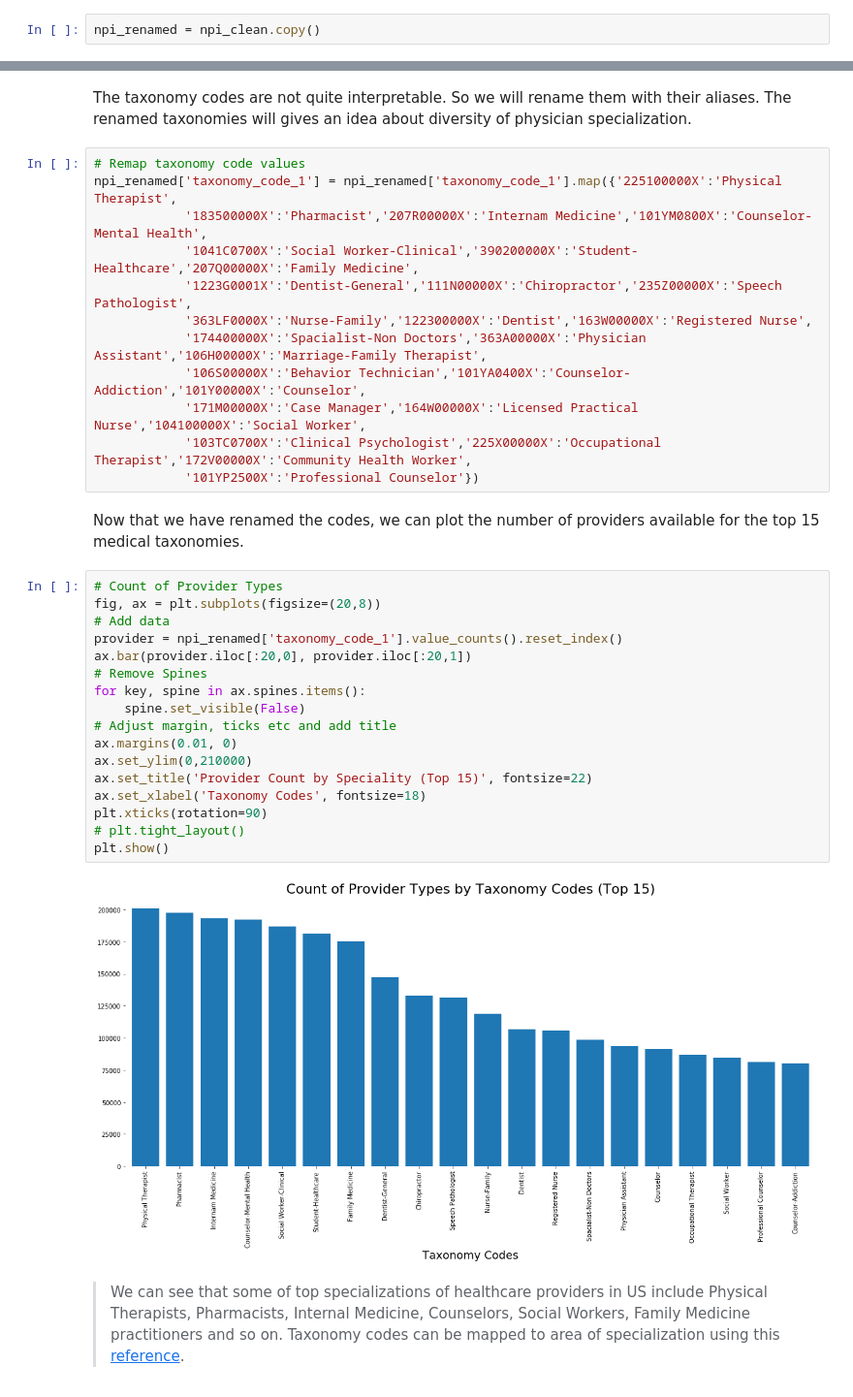
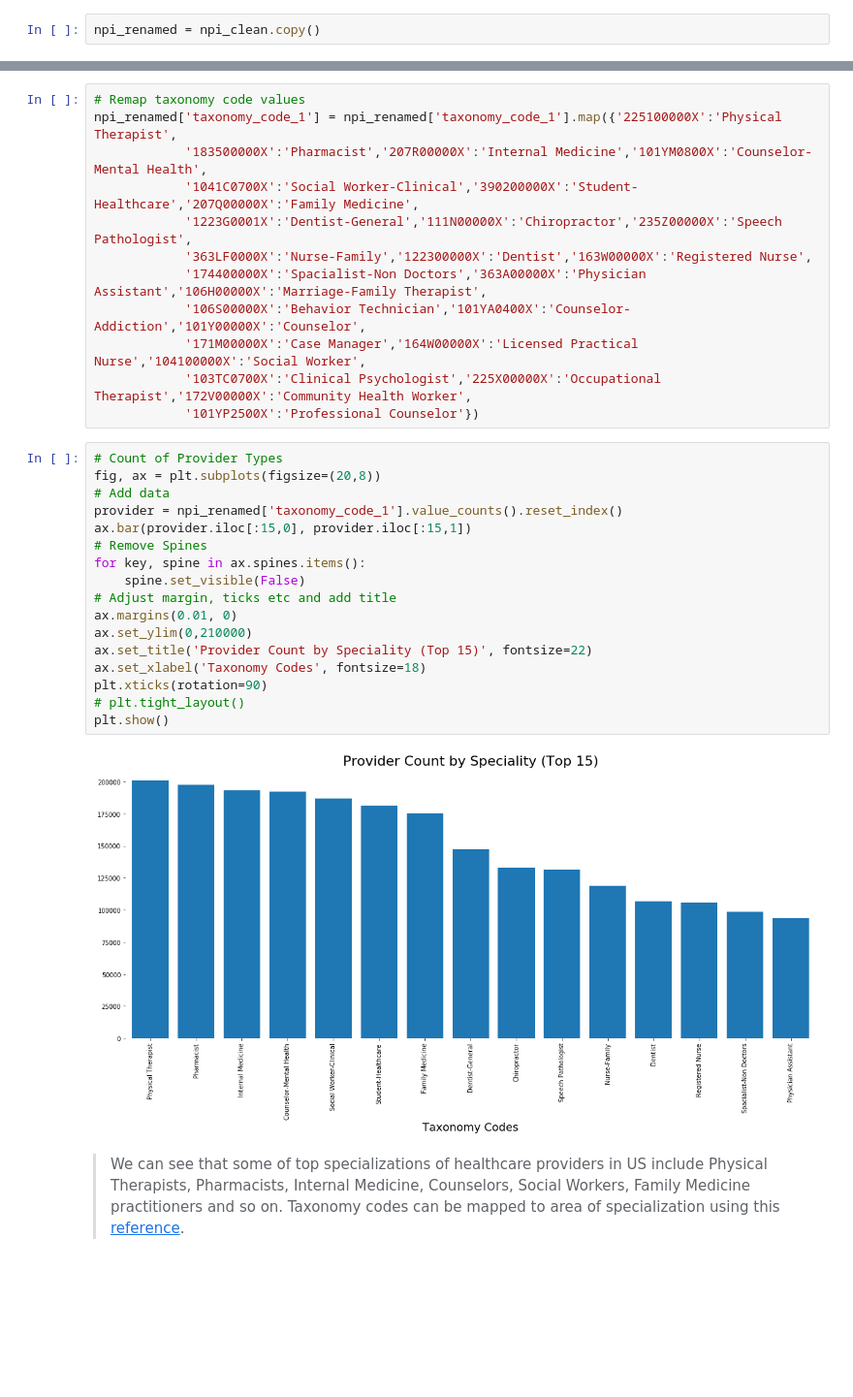
Before and after one commit to mohi9282/arcgis-python-api, a Jupyter notebook: samples/04_gis_analysts_data_scientists/provider_shortage_part1_final.ipynb, the cells around one changed output, grey strips where cells are left out. Shown at 97% size. Saved outputs shown, nothing was run; the diff lists cells and outputs as text; blank space fills up the shorter version.

```diff
--- a/samples/04_gis_analysts_data_scientists/provider_shortage_part1_final.ipynb
+++ b/samples/04_gis_analysts_data_scientists/provider_shortage_part1_final.ipynb
@@ -378,12 +378,10 @@ npi_clean[npi_renamed['state']=='WY']['taxonomy_code_1'].value_counts()[:15]
 101YM0800X     234
 152W00000X     224
 Name: taxonomy_code_1, dtype: int64
-# %% [markdown]
-The taxonomy codes are not quite interpretable. So we will rename them with their aliases. The renamed taxonomies will gives an idea about diversity of physician specialization.
 # %%
 # Remap taxonomy code values
 npi_renamed['taxonomy_code_1'] = npi_renamed['taxonomy_code_1'].map({'225100000X':'Physical Therapist',
-            '183500000X':'Pharmacist','207R00000X':'Internam Medicine','101YM0800X':'Counselor-Mental Health',
+            '183500000X':'Pharmacist','207R00000X':'Internal Medicine','101YM0800X':'Counselor-Mental Health',
             '1041C0700X':'Social Worker-Clinical','390200000X':'Student-Healthcare','207Q00000X':'Family Medicine',
             '1223G0001X':'Dentist-General','111N00000X':'Chiropractor','235Z00000X':'Speech Pathologist',
             '363LF0000X':'Nurse-Family','122300000X':'Dentist','163W00000X':'Registered Nurse',
@@ -392,26 +390,24 @@ npi_renamed['taxonomy_code_1'] = npi_renamed['taxonomy_code_1'].map({'225100000X
             '171M00000X':'Case Manager','164W00000X':'Licensed Practical Nurse','104100000X':'Social Worker',
             '103TC0700X':'Clinical Psychologist','225X00000X':'Occupational Therapist','172V00000X':'Community Health Worker',
             '101YP2500X':'Professional Counselor'})
-# %% [markdown]
-Now that we have renamed the codes, we can plot the number of providers available for the top 15 medical taxonomies.
 # %%
 # Count of Provider Types
 fig, ax = plt.subplots(figsize=(20,8))
 # Add data
 provider = npi_renamed['taxonomy_code_1'].value_counts().reset_index()
-ax.bar(provider.iloc[:20,0], provider.iloc[:20,1])
+ax.bar(provider.iloc[:15,0], provider.iloc[:15,1])
 # Remove Spines
 for key, spine in ax.spines.items():
     spine.set_visible(False)
 # Adjust margin, ticks etc and add title
 ax.margins(0.01, 0)
 ax.set_ylim(0,210000)
 ax.set_title('Provider Count by Speciality (Top 15)', fontsize=22)
 ax.set_xlabel('Taxonomy Codes', fontsize=18)
 plt.xticks(rotation=90)
 # plt.tight_layout()
 plt.show()
 # %% [output]
-[figure, old version]
+[figure, new version]
 # %% [markdown]
 > We can see that some of top specializations of healthcare providers in US include Physical Therapists, Pharmacists, Internal Medicine, Counselors, Social Workers, Family Medicine practitioners and so on. Taxonomy codes can be mapped to area of specialization using this [reference](http://www.wpc-edi.com/reference/codelists/healthcare/health-care-provider-taxonomy-code-set/).
```
Also changed, not shown: parts of 25 cells of this notebook, 6 other files.
